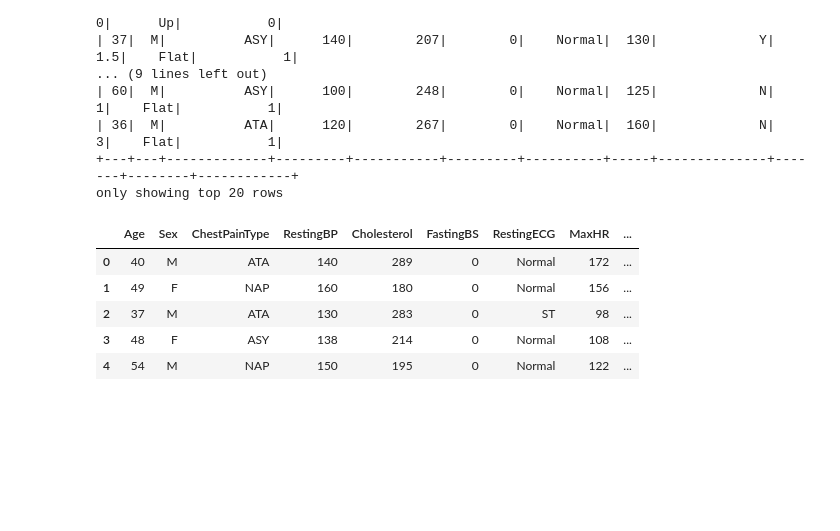
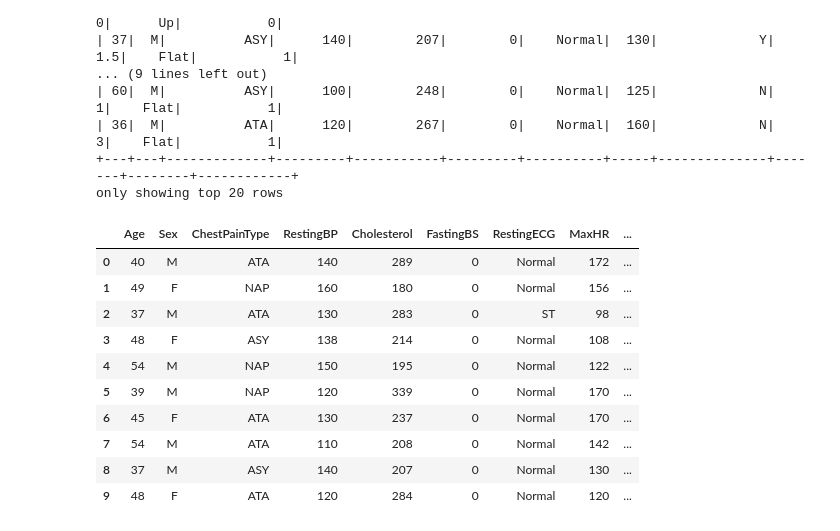
Before and after one commit to FatemaGirnary/Project_4, a Jupyter notebook: cleaned_pysparkfile.ipynb, the cells around one changed output. Saved outputs shown, nothing was run; the diff lists cells and outputs as text; code cells hidden in the pictures; blank space fills up the shorter version.

```diff
--- a/cleaned_pysparkfile.ipynb
+++ b/cleaned_pysparkfile.ipynb
@@ -121,11 +127,16 @@ df.show()
 only showing top 20 rows
 # %%
 p_df = df.toPandas()
-p_df.head()
+p_df.head(10)
 # %% [output]
 |  | Age | Sex | ChestPainType | RestingBP | Cholesterol | FastingBS | RestingECG | MaxHR | ... |
 | 0 | 40 | M | ATA | 140 | 289 | 0 | Normal | 172 | ... |
 | 1 | 49 | F | NAP | 160 | 180 | 0 | Normal | 156 | ... |
 | 2 | 37 | M | ATA | 130 | 283 | 0 | ST | 98 | ... |
 | 3 | 48 | F | ASY | 138 | 214 | 0 | Normal | 108 | ... |
 | 4 | 54 | M | NAP | 150 | 195 | 0 | Normal | 122 | ... |
+| 5 | 39 | M | NAP | 120 | 339 | 0 | Normal | 170 | ... |
+| 6 | 45 | F | ATA | 130 | 237 | 0 | Normal | 170 | ... |
+| 7 | 54 | M | ATA | 110 | 208 | 0 | Normal | 142 | ... |
+| 8 | 37 | M | ASY | 140 | 207 | 0 | Normal | 130 | ... |
+| 9 | 48 | F | ATA | 120 | 284 | 0 | Normal | 120 | ... |
```
Also changed, not shown: parts of 48 cells of this notebook.
